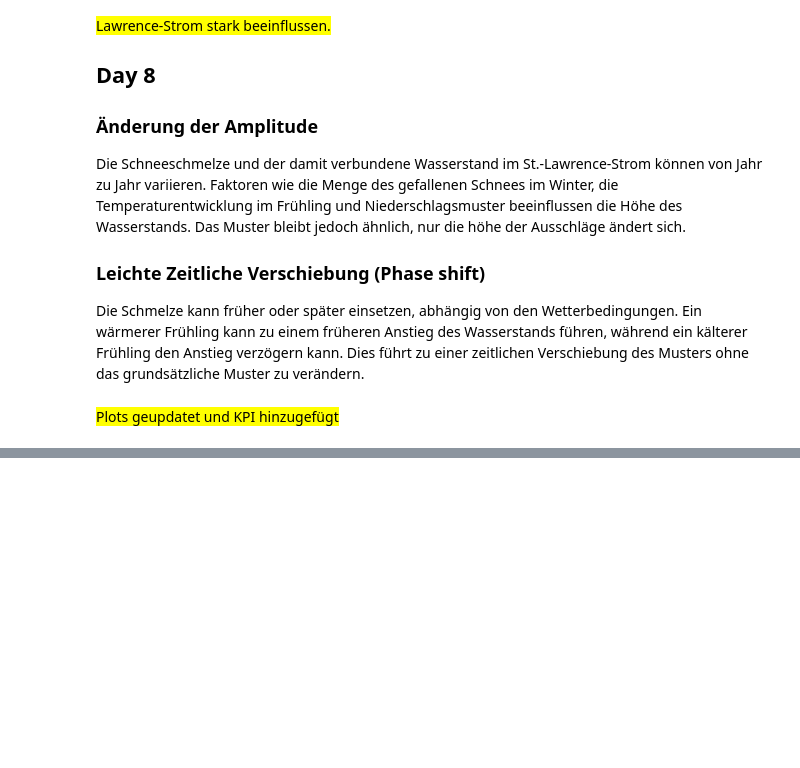
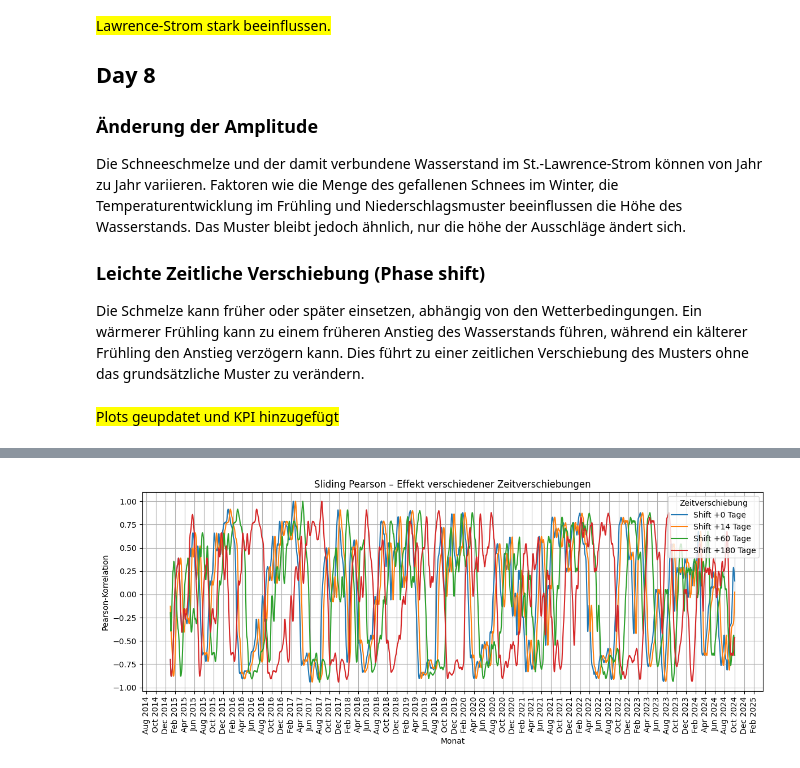
Before and after one commit to adrianmeier2002/gbsv_minichallenges, a Jupyter notebook: MC1/MC1_Day4_9.ipynb, the cells around one changed output, grey strips where cells are left out. Drawn from its saved outputs; the diff is of its cells as text; code cells hidden in the pictures; blank space fills up the shorter version.

```diff
--- a/MC1/MC1_Day4_9.ipynb
+++ b/MC1/MC1_Day4_9.ipynb
@@ -430,0 +576,87 @@ Die Cross-Korrelation hat gezeig, dass sich die Wasserstandsmuster im St.-Lawren
+# %%
+# --- Parameterreihe für Zeitverschiebung ---
+shift_days_list = [0, 14, 60, 180]
+pearson_results_shift = {}
+
+plt.figure(figsize=(12,5))
+
+for shift_days in shift_days_list:
+    # 1) Zeitlich verschieben
+    sig_shift = sig.copy()
+    if shift_days > 0:
+        sig_shift.iloc[shift_days:] = sig.iloc[:-shift_days].values
+    elif shift_days < 0:
+        sig_shift.iloc[:shift_days] = sig.iloc[-shift_days:].values  # falls rückwärts
+    # sonst: shift_days == 0 → Original
+
+    # 2) Sliding Pearson berechnen
+    x = sig_shift.values.astype(float).ravel()
+    dot_valid = correlate(x, t, mode='valid')
+    s = pd.Series(x, index=sig_shift.index)
+    mean_x = s.rolling(window=L).mean().to_numpy()[L-1:]
+    std_x  = s.rolling(window=L).std(ddof=0).to_numpy()[L-1:]
+    mean_t, std_t = np.mean(t), np.std(t)
+    eps = 1e-8
+    pearson = (dot_valid - L * mean_x * mean_t) / (L * (std_x * std_t + eps))
+    timestamps_valid = sig_shift.index[:len(pearson)]
+
+    # 3) Speichern & plotten
+    pearson_results_shift[shift_days] = {
+        "pearson": pearson,
+        "timestamps": timestamps_valid
+    }
+
+    plt.plot(timestamps_valid, pearson, label=f'Shift +{shift_days} Tage')
+
+plt.title('Sliding Pearson – Effekt verschiedener Zeitverschiebungen')
+plt.xlabel('Monat'); plt.ylabel('Pearson-Korrelation')
+plt.gca().xaxis.set_major_locator(mdates.MonthLocator(bymonth=[2,4,6,8,10,12]))
+plt.gca().xaxis.set_major_formatter(mdates.DateFormatter('%b %Y'))
+plt.xticks(rotation=90)
+plt.legend(title='Zeitverschiebung'); plt.grid(True)
+plt.tight_layout()
+plt.show()
+
+# --- 4) Beispielplot: Original vs. verschobene Signale ---
+plt.figure(figsize=(12,5))
+for shift_days in shift_days_list:
+    sig_shift = sig.copy()
+    if shift_days > 0:
+        sig_shift.iloc[shift_days:] = sig.iloc[:-shift_days].values
+    plt.plot(sig.index, sig_shift.values, label=f'+{shift_days} Tage', alpha=0.7)
+plt.title('Originalsignal bei verschiedenen Zeitverschiebungen')
+plt.xlabel('Monat'); plt.ylabel('Wasserstand (m)')
+plt.gca().xaxis.set_major_locator(mdates.MonthLocator(bymonth=[2,4,6,8,10,12]))
+plt.gca().xaxis.set_major_formatter(mdates.DateFormatter('%b %Y'))
+plt.xticks(rotation=90)
+plt.legend(); plt.grid(True)
+plt.tight_layout()
+plt.show()
+
+# --- 5) Quantitative Analyse der Korrelation (Peak-Werte) ---
+print("=== Peak-Korrelationen je Zeitverschiebung ===")
+shift_stats = []
+for shift_days, data in pearson_results_shift.items():
+    p = data["pearson"]
+    max_corr = np.nanmax(p)
+    mean_corr = np.nanmean(p)
+    median_corr = np.nanmedian(p)
+    shift_stats.append((shift_days, max_corr, mean_corr, median_corr))
+    print(f"Shift +{shift_days:>3} Tage:  Max={max_corr:.3f},  Mittel={mean_corr:.3f},  Median={median_corr:.3f}")
+
+# --- 6) Visualisierung der Korrelationen vs. Zeitverschiebung ---
+shifts, max_vals, mean_vals, med_vals = zip(*shift_stats)
+
+plt.figure(figsize=(8,5))
+plt.plot(shifts, max_vals, 'o-', label='Max. Pearson')
+plt.plot(shifts, mean_vals, 's--', label='Mittelwert Pearson')
+plt.plot(shifts, med_vals, 'd-.', label='Median Pearson')
+plt.title('Änderung der Pearson-Korrelation mit Zeitverschiebung')
+plt.xlabel('Zeitverschiebung (Tage)')
+plt.ylabel('Korrelationswert')
+plt.grid(True)
+plt.legend()
+plt.tight_layout()
+plt.show()
+# %% [output]
+[figure, added]
```
Also changed, not shown: parts of 11 cells of this notebook, 1 other file.
